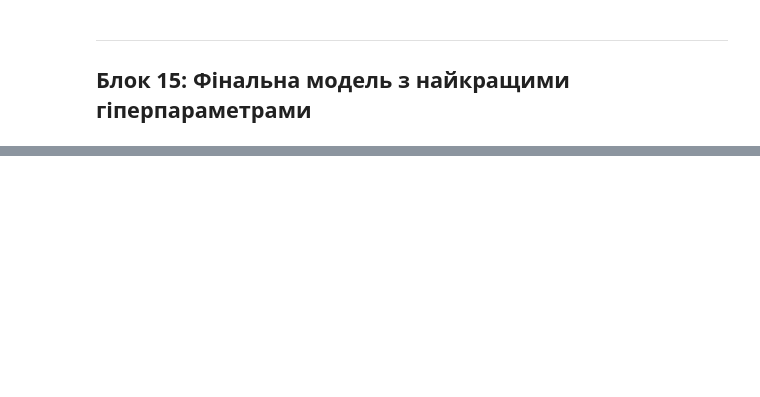
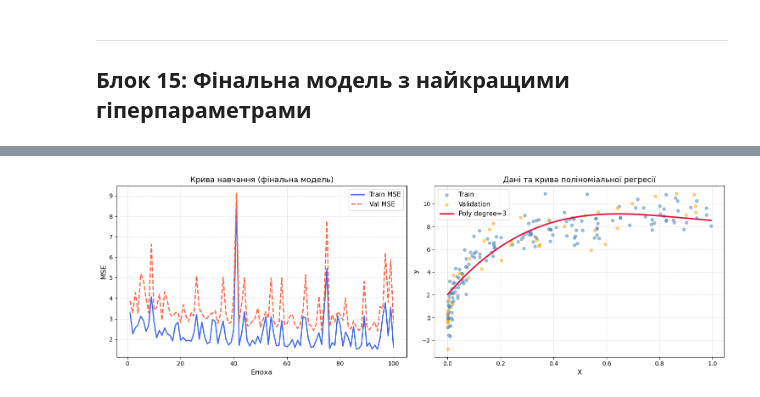
Before and after one commit to Max0Past/IDSS, a Jupyter notebook: lab_3/lab_3.ipynb, the cells around one changed output, grey strips where cells are left out. Drawn from its saved outputs; the diff is of its cells as text; code cells hidden in the pictures; blank space fills up the shorter version.

```diff
--- a/lab_3/lab_3.ipynb
+++ b/lab_3/lab_3.ipynb
@@ -570,0 +576,81 @@ print("Фінальний графік збережено: final_result.png")
+# %%
+## Блок 15: Фінальна модель з найкращими гіперпараметрами
+
+print(f"Навчання фінальної моделі: LR={best_lr}, λ={best_lambda}, Batch Size={best_bs}")
+
+# Беремо точну кількість колонок з нашої матриці
+n_features = X_train_poly.shape[1]
+final_model = PolynomialRegressionModel(n_features)
+
+final_opt   = tf.keras.optimizers.SGD(learning_rate=best_lr)
+# Використовуємо найкращий розмір батчу
+final_ds    = create_dataset(X_train_poly, y_train_f, best_bs)
+
+final_train_losses = [] # Для градієнтів (з L2)
+final_train_mses   = [] # НОВЕ: Для графіка (чистий MSE)
+final_val_losses   = [] # Для графіка (чистий MSE)
+
+for epoch in range(1, EPOCHS + 1):
+    epoch_loss, n_batches = 0.0, 0
+    for Xb, yb in final_ds:
+        epoch_loss += train_step(final_model, Xb, yb, final_opt, best_lambda).numpy()
+        n_batches  += 1
+    epoch_loss /= n_batches
+
+    # НОВЕ: Чистий MSE на тренінгу
+    train_mse = mse_only(
+        final_model,
+        tf.constant(X_train_poly, dtype=tf.float32),
+        tf.constant(y_train_f,    dtype=tf.float32)
+    ).numpy()
+
+    # Чистий MSE на валідації
+    val_mse = mse_only(
+        final_model,
+        tf.constant(X_val_poly, dtype=tf.float32),
+        tf.constant(y_val_f,    dtype=tf.float32)
+    ).numpy()
+
+    final_train_losses.append(epoch_loss)
+    final_train_mses.append(train_mse) # Зберігаємо
+    final_val_losses.append(val_mse)
+
+print(f"\n Фінальні результати:")
+print(f"  Train MSE (чистий): {final_train_mses[-1]:.4f}")
+print(f"  Val   MSE (чистий): {final_val_losses[-1]:.4f}")
+final_model.summary_params()
+
+# Збереження
+final_model.save_weights('./saved_model/best_weights.weights.h5')
+print("\n Збережено: ./saved_model/best_weights.weights.h5")
+
+
+# --- Фінальний графік ---
+y_final = tf.squeeze(final_model(tf.constant(X_line_poly))).numpy()
+
+fig, axes = plt.subplots(1, 2, figsize=(15, 5))
+
+# Крива навчання (ТЕПЕР ЧЕСНЕ ПОРІВНЯННЯ)
+axes[0].plot(range(1, EPOCHS+1), final_train_mses, label='Train MSE', color='royalblue', linewidth=2) # Змінено
+axes[0].plot(range(1, EPOCHS+1), final_val_losses, label='Val MSE',   color='tomato',    linewidth=2, linestyle='--')
+axes[0].set_xlabel('Епоха', fontsize=12)
+axes[0].set_ylabel('MSE',   fontsize=12) # Змінено з Loss на MSE
+axes[0].set_title('Крива навчання (фінальна модель)', fontsize=13)
+axes[0].legend(fontsize=11)
+axes[0].grid(True, linestyle='--', alpha=0.4)
+
+# Регресія
+axes[1].scatter(X_train, y_train, color='steelblue', alpha=0.5, s=25, label='Train')
+axes[1].scatter(X_val,   y_val,   color='orange',    alpha=0.5, s=25, label='Validation')
+axes[1].plot(X_line, y_final, color='crimson', linewidth=2.5, label=f'Poly degree={DEGREE}')
+axes[1].set_xlabel('X', fontsize=12)
+axes[1].set_ylabel('y', fontsize=12)
+axes[1].set_title('Дані та крива поліноміальної регресії', fontsize=13)
+axes[1].legend(fontsize=11)
+axes[1].grid(True, linestyle='--', alpha=0.4)
+
+plt.tight_layout()
+plt.savefig('final_result.png', dpi=120)
+plt.show()
+print("Фінальний графік збережено: final_result.png")
+# %% [output]
@@ -570,0 +666 @@ print("Фінальний графік збережено: final_result.png")
+[figure, added]
```
Also changed, not shown: parts of 14 cells of this notebook, 15 other files.
